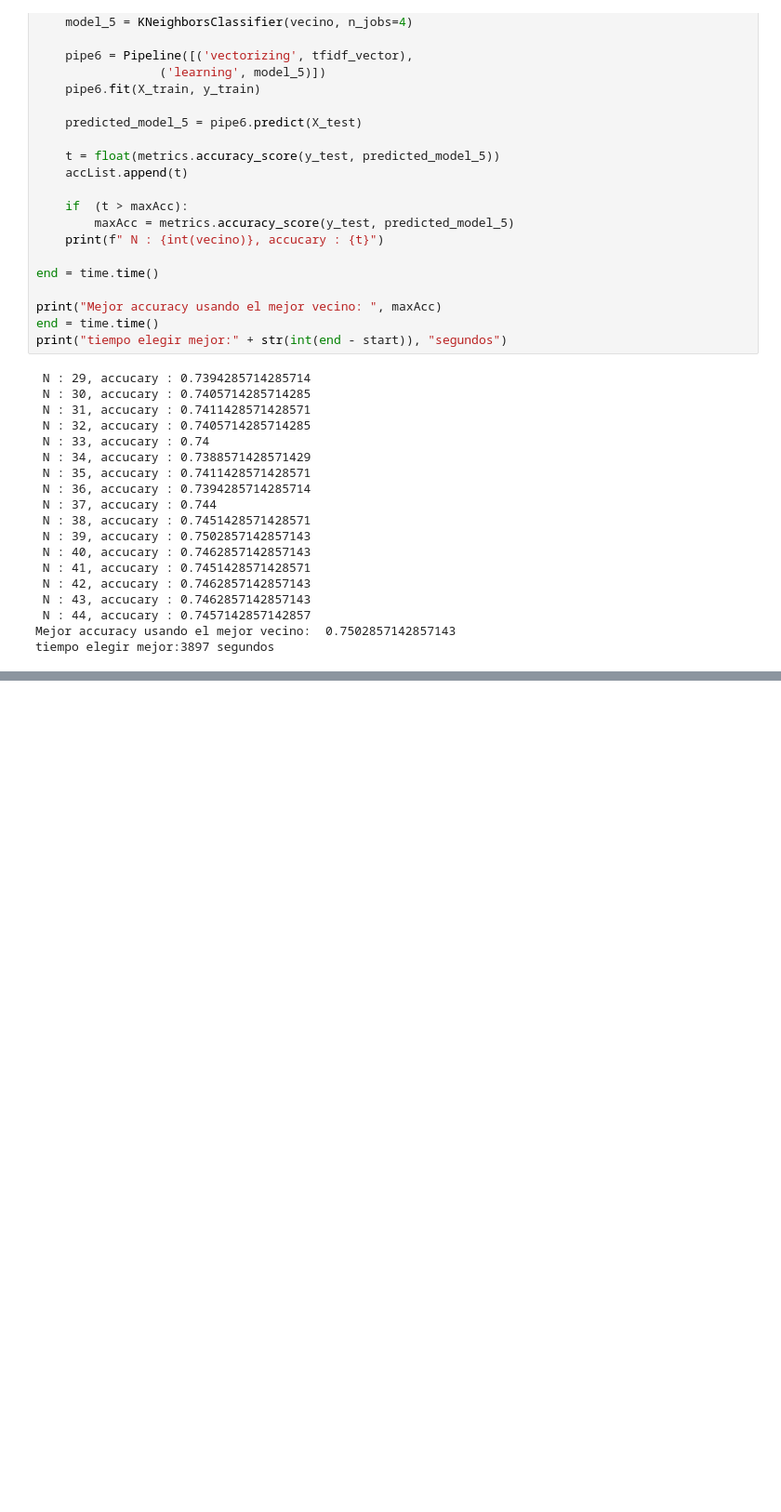
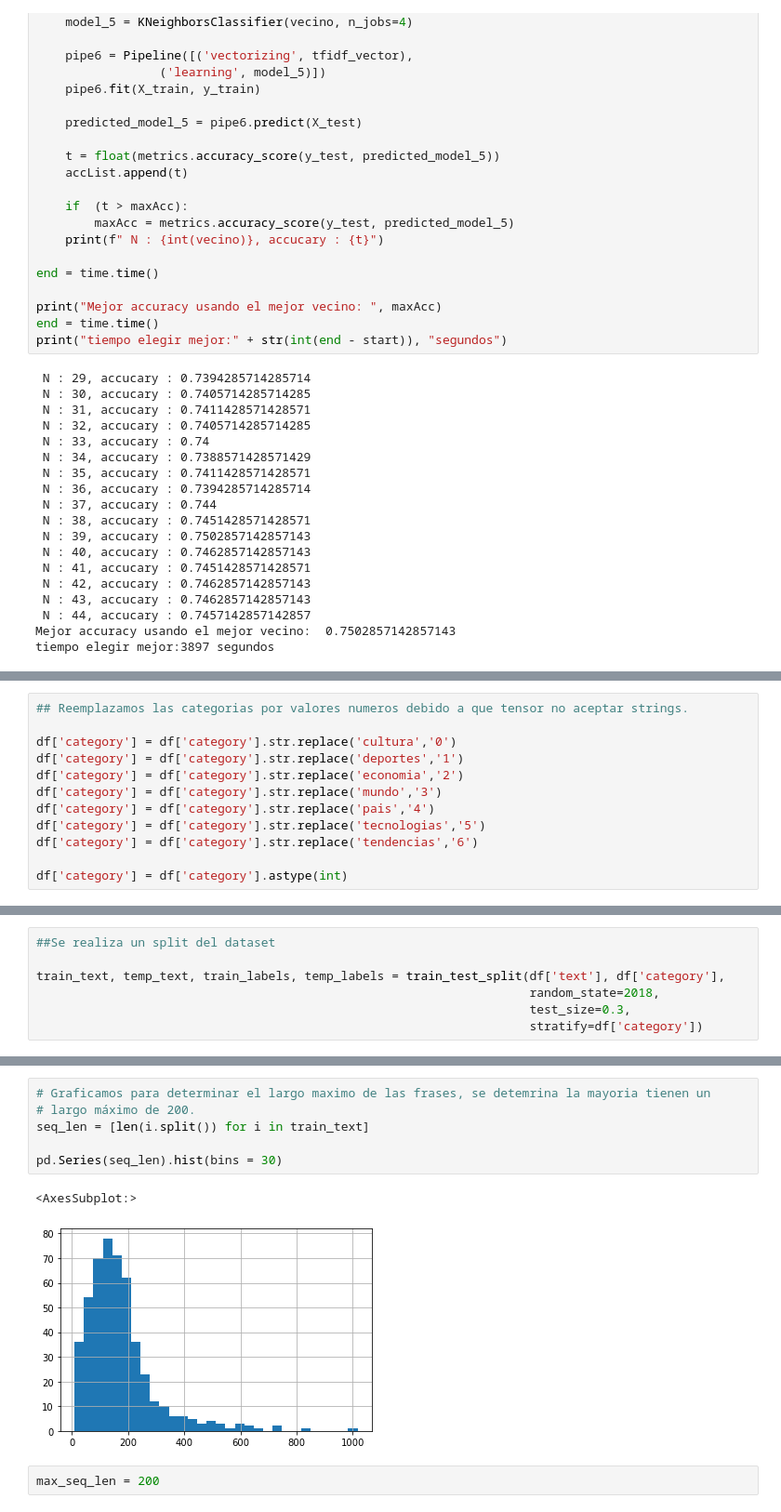
Before and after one commit to matiasbarram/INFO257-aprendizaje-supervisado, a Jupyter notebook: TareaFINAL.ipynb, the cells around one changed output, grey strips where cells are left out. Shown: that part at 93% size. Drawn from its saved outputs; the diff is of its cells as text; blank space fills up the shorter version.

```diff
--- a/TareaFINAL.ipynb
+++ b/TareaFINAL.ipynb
@@ -471,0 +497,12 @@ from transformers import BertForMaskedLM, BertTokenizer
+# %%
+## Reemplazamos las categorias por valores numeros debido a que tensor no aceptar strings.
+
+df['category'] = df['category'].str.replace('cultura','0')
+df['category'] = df['category'].str.replace('deportes','1')
+df['category'] = df['category'].str.replace('economia','2')
+df['category'] = df['category'].str.replace('mundo','3')
+df['category'] = df['category'].str.replace('pais','4')
+df['category'] = df['category'].str.replace('tecnologias','5')
+df['category'] = df['category'].str.replace('tendencias','6')
+
+df['category'] = df['category'].astype(int)
@@ -471,0 +522,7 @@ from transformers import BertForMaskedLM, BertTokenizer
+# %%
+##Se realiza un split del dataset
+
+train_text, temp_text, train_labels, temp_labels = train_test_split(df['text'], df['category'],
+                                                                    random_state=2018,
+                                                                    test_size=0.3,
+                                                                    stratify=df['category'])
@@ -500,0 +573,11 @@ device_
+# %%
+# Graficamos para determinar el largo maximo de las frases, se detemrina la mayoria tienen un
+# largo máximo de 200.
+seq_len = [len(i.split()) for i in train_text]
+
+pd.Series(seq_len).hist(bins = 30)
+# %% [output]
+<AxesSubplot:>
+[figure, added]
+# %%
+max_seq_len = 200
```
Also changed, not shown: parts of 34 cells of this notebook.
